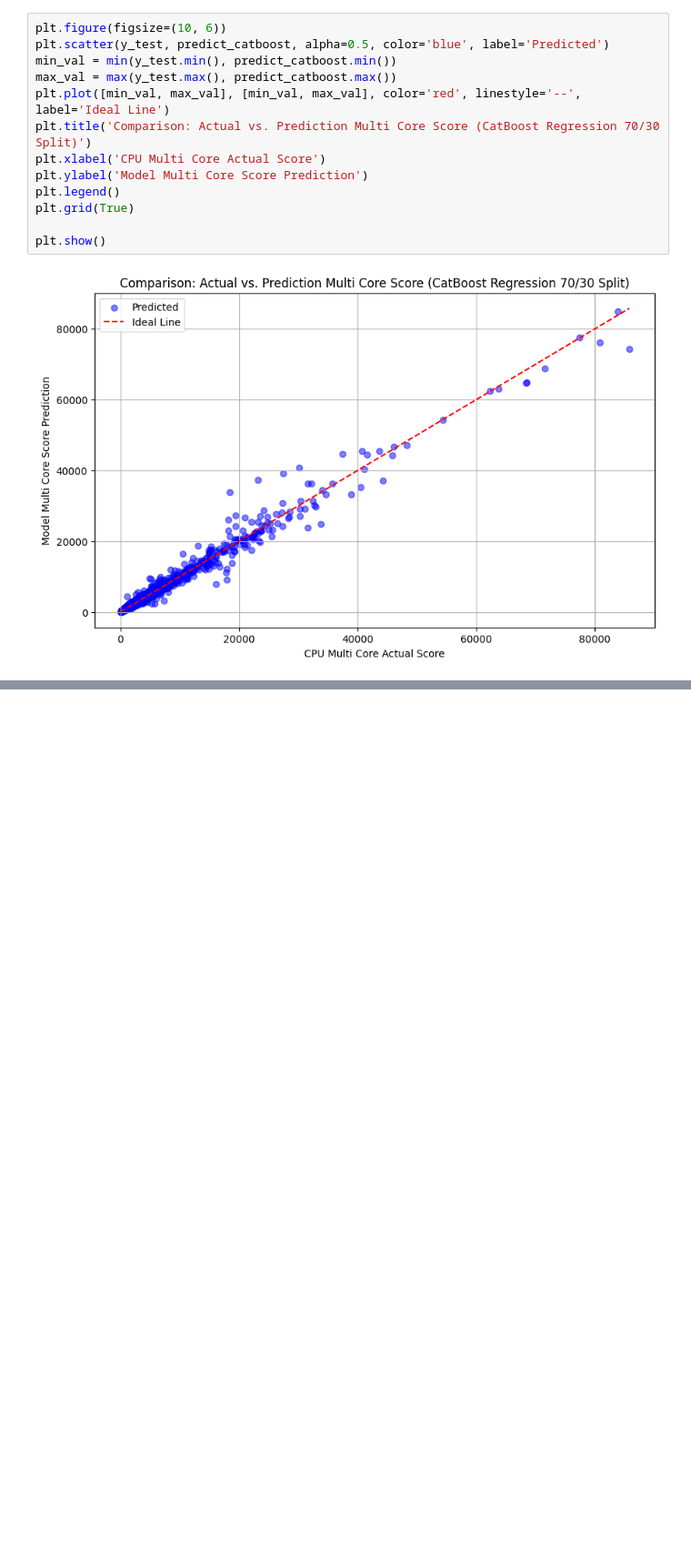
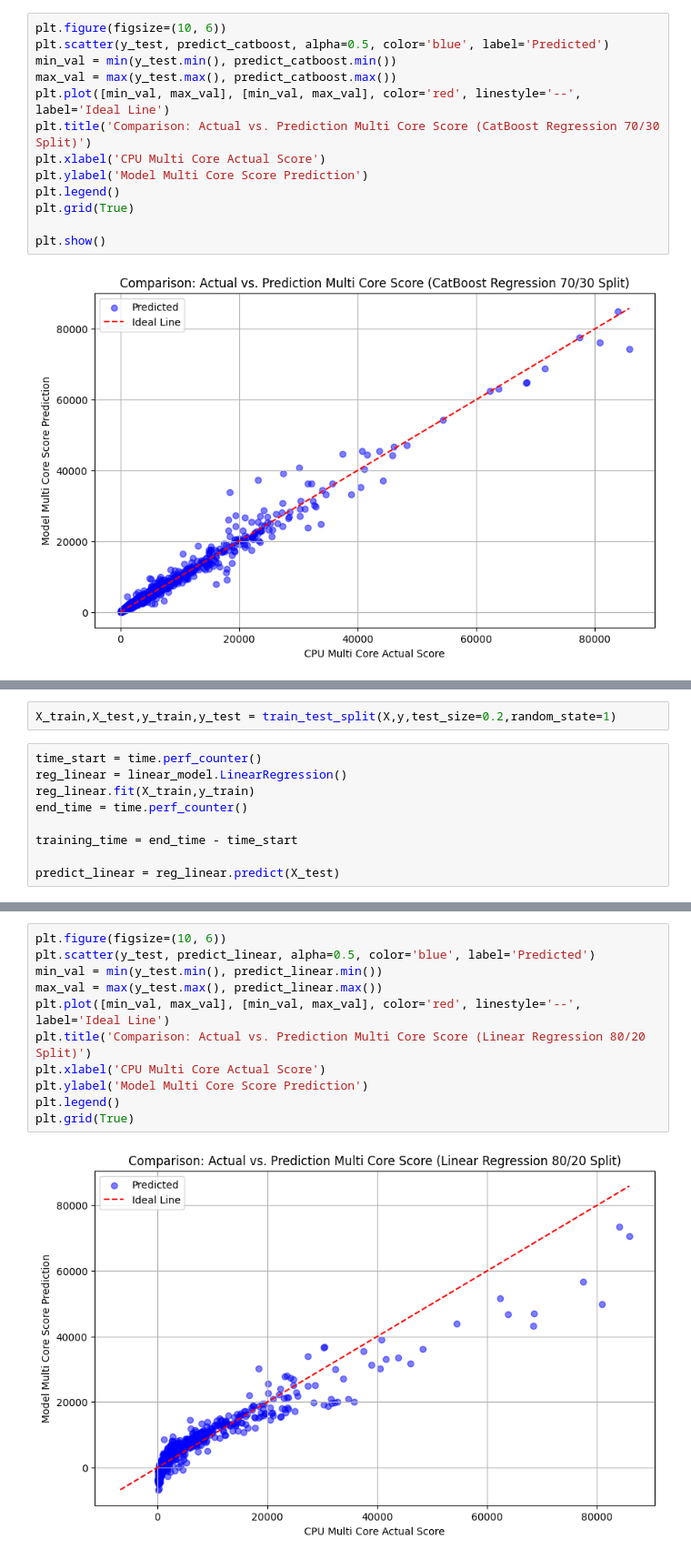
Before and after one commit to Payama01/cpu-multicore-scoring-ml, a Jupyter notebook: notebooks/02_modeling.ipynb, the cells around one changed output, grey strips where cells are left out. Shown at 91% size. Cells and saved outputs as stored; diff of their text form; blank space fills up the shorter version.

```diff
--- a/notebooks/02_modeling.ipynb
+++ b/notebooks/02_modeling.ipynb
@@ -146,0 +274,11 @@ plt.show()
+# %%
+X_train,X_test,y_train,y_test = train_test_split(X,y,test_size=0.2,random_state=1)
+# %%
+time_start = time.perf_counter()
+reg_linear = linear_model.LinearRegression()
+reg_linear.fit(X_train,y_train)
+end_time = time.perf_counter()
+
+training_time = end_time - time_start
+
+predict_linear = reg_linear.predict(X_test)
@@ -146,0 +310,13 @@ plt.show()
+# %%
+plt.figure(figsize=(10, 6))
+plt.scatter(y_test, predict_linear, alpha=0.5, color='blue', label='Predicted')
+min_val = min(y_test.min(), predict_linear.min())
+max_val = max(y_test.max(), predict_linear.max())
+plt.plot([min_val, max_val], [min_val, max_val], color='red', linestyle='--', label='Ideal Line')
+plt.title('Comparison: Actual vs. Prediction Multi Core Score (Linear Regression 80/20 Split)')
+plt.xlabel('CPU Multi Core Actual Score')
+plt.ylabel('Model Multi Core Score Prediction')
+plt.legend()
+plt.grid(True)
+# %% [output]
+[figure, added]
```
Also changed, not shown: parts of 31 cells of this notebook, 1 other file.
